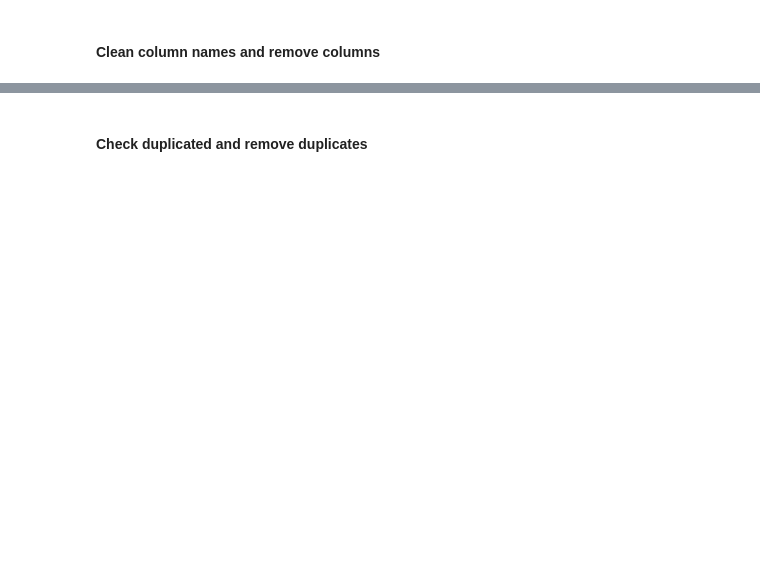
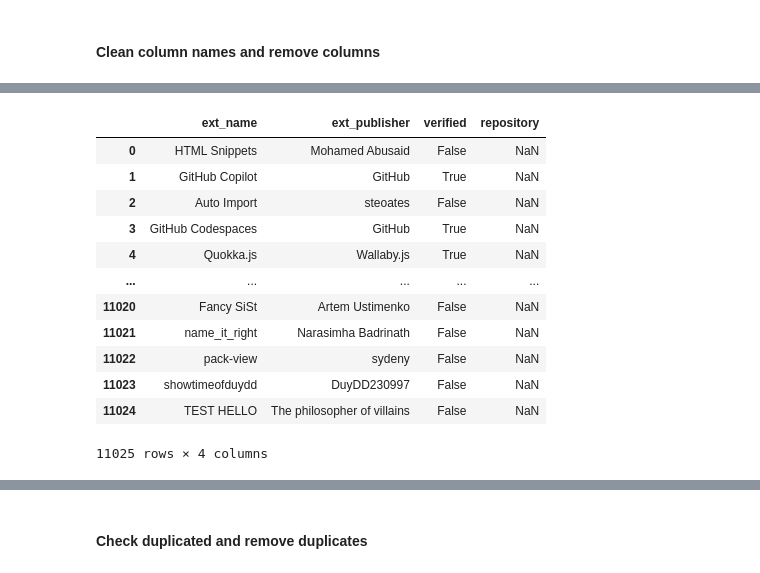
Before and after one commit to Ironhack-DA-Course/proj-final, a Jupyter notebook: notebooks/data_preprocessing.ipynb, the cells around one changed output, grey strips where cells are left out. Drawn from its saved outputs; the diff is of its cells as text; code cells hidden in the pictures; blank space fills up the shorter version.

Commit message:
Add refined raw data

```diff
--- a/notebooks/data_preprocessing.ipynb
+++ b/notebooks/data_preprocessing.ipynb
@@ -84,0 +143,18 @@ df_scraped.columns, df_verified.columns, df_vulnerable.columns
+# %%
+df_verified_repo = df_verified[df_verified["repository"].isna()].reset_index(drop=True)
+df_verified_repo.to_csv("../data/raw/extensions_verified_repo.csv")
+df_verified_repo
+# %% [output]
+|  | ext_name | ext_publisher | verified | repository |
+| 0 | HTML Snippets | Mohamed Abusaid | False | NaN |
+| 1 | GitHub Copilot | GitHub | True | NaN |
+| 2 | Auto Import | steoates | False | NaN |
+| 3 | GitHub Codespaces | GitHub | True | NaN |
+| 4 | Quokka.js | Wallaby.js | True | NaN |
+| ... | ... | ... | ... | ... |
+| 11020 | Fancy SiSt | Artem Ustimenko | False | NaN |
+| 11021 | name_it_right | Narasimha Badrinath | False | NaN |
+| 11022 | pack-view | sydeny | False | NaN |
+| 11023 | showtimeofduydd | DuyDD230997 | False | NaN |
+| 11024 | TEST HELLO | The philosopher of villains | False | NaN |
+11025 rows × 4 columns
```
Also changed, not shown: parts of 17 cells of this notebook, 6 other files.
